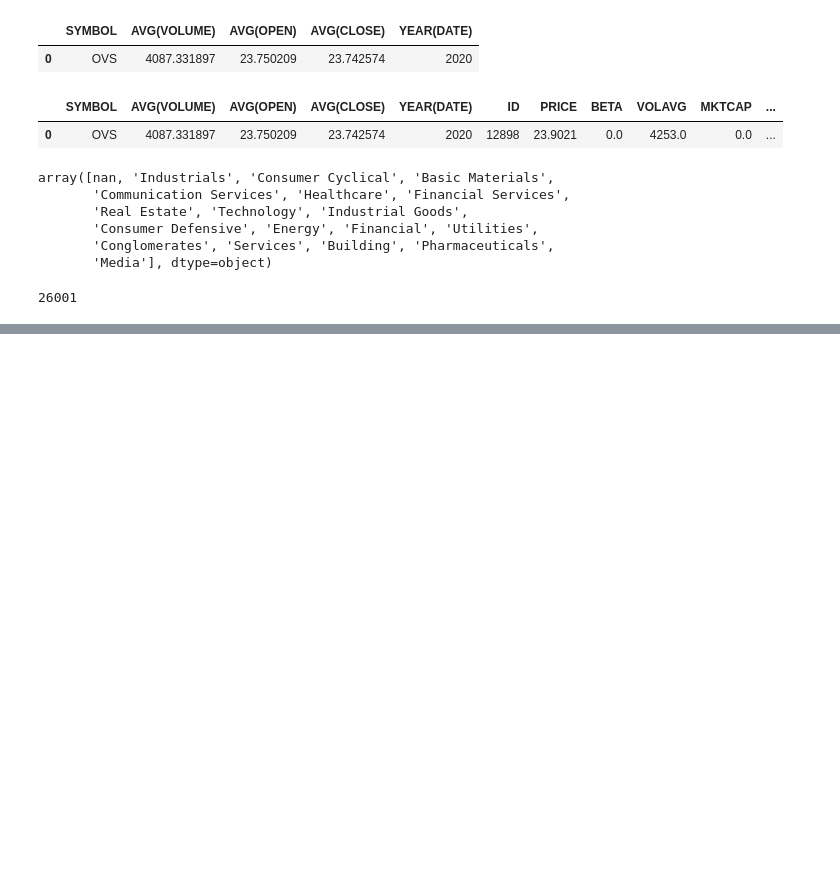
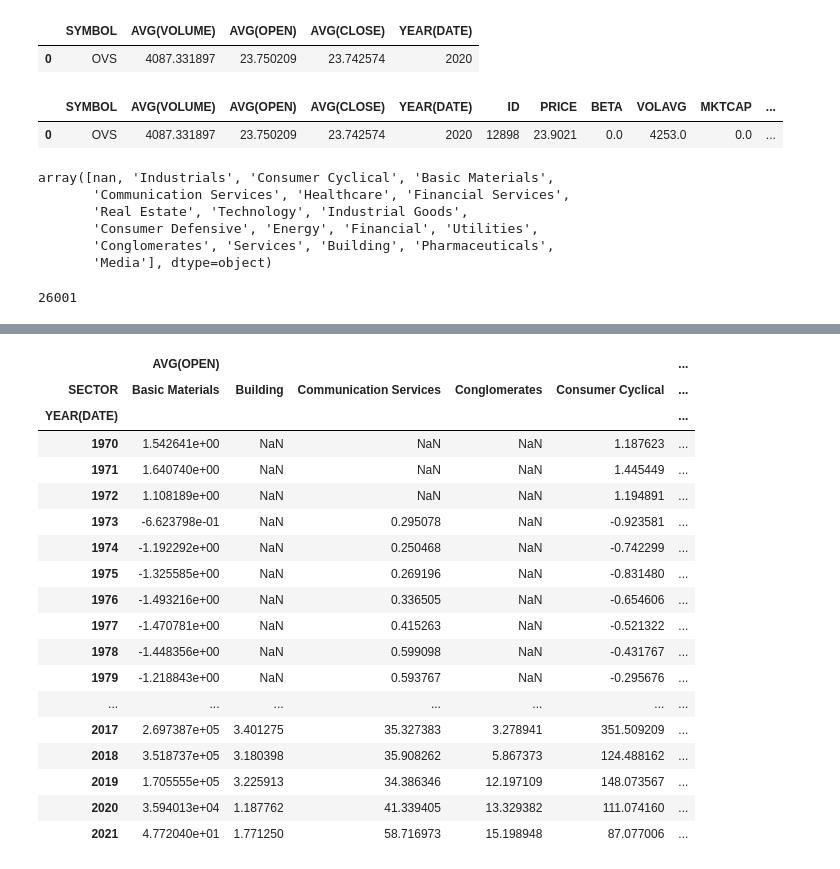
Before and after one commit to qixuan-code/2021_TAMU, a Jupyter notebook: 2021TAMU.ipynb, the cells around one changed output, grey strips where cells are left out. Cells and saved outputs as stored; diff of their text form; code cells hidden in the pictures; blank space fills up the shorter version.

```diff
--- a/2021TAMU.ipynb
+++ b/2021TAMU.ipynb
@@ -58 +72,23 @@ average_price = merged_table1[COLUMNS]
 AVE_OPEN_Price = pd.pivot_table(average_price, index=["YEAR(DATE)"], columns=["SECTOR"], values=["AVG(OPEN)"], aggfunc=np.mean)
+# %%
+AVE_OPEN_Price
+# %% [output]
+|  | AVG(OPEN) |  |  |  |  | ... |
+| SECTOR | Basic Materials | Building | Communication Services | Conglomerates | Consumer Cyclical | ... |
+| YEAR(DATE) |  |  |  |  |  | ... |
+| 1970 | 1.542641e+00 | NaN | NaN | NaN | 1.187623 | ... |
+| 1971 | 1.640740e+00 | NaN | NaN | NaN | 1.445449 | ... |
+| 1972 | 1.108189e+00 | NaN | NaN | NaN | 1.194891 | ... |
+| 1973 | -6.623798e-01 | NaN | 0.295078 | NaN | -0.923581 | ... |
+| 1974 | -1.192292e+00 | NaN | 0.250468 | NaN | -0.742299 | ... |
+| 1975 | -1.325585e+00 | NaN | 0.269196 | NaN | -0.831480 | ... |
+| 1976 | -1.493216e+00 | NaN | 0.336505 | NaN | -0.654606 | ... |
+| 1977 | -1.470781e+00 | NaN | 0.415263 | NaN | -0.521322 | ... |
+| 1978 | -1.448356e+00 | NaN | 0.599098 | NaN | -0.431767 | ... |
+| 1979 | -1.218843e+00 | NaN | 0.593767 | NaN | -0.295676 | ... |
+| ... | ... | ... | ... | ... | ... | ... |
+| 2017 | 2.697387e+05 | 3.401275 | 35.327383 | 3.278941 | 351.509209 | ... |
+| 2018 | 3.518737e+05 | 3.180398 | 35.908262 | 5.867373 | 124.488162 | ... |
+| 2019 | 1.705555e+05 | 3.225913 | 34.386346 | 12.197109 | 148.073567 | ... |
+| 2020 | 3.594013e+04 | 1.187762 | 41.339405 | 13.329382 | 111.074160 | ... |
+| 2021 | 4.772040e+01 | 1.771250 | 58.716973 | 15.198948 | 87.077006 | ... |
```
Also changed, not shown: parts of 7 cells of this notebook.
